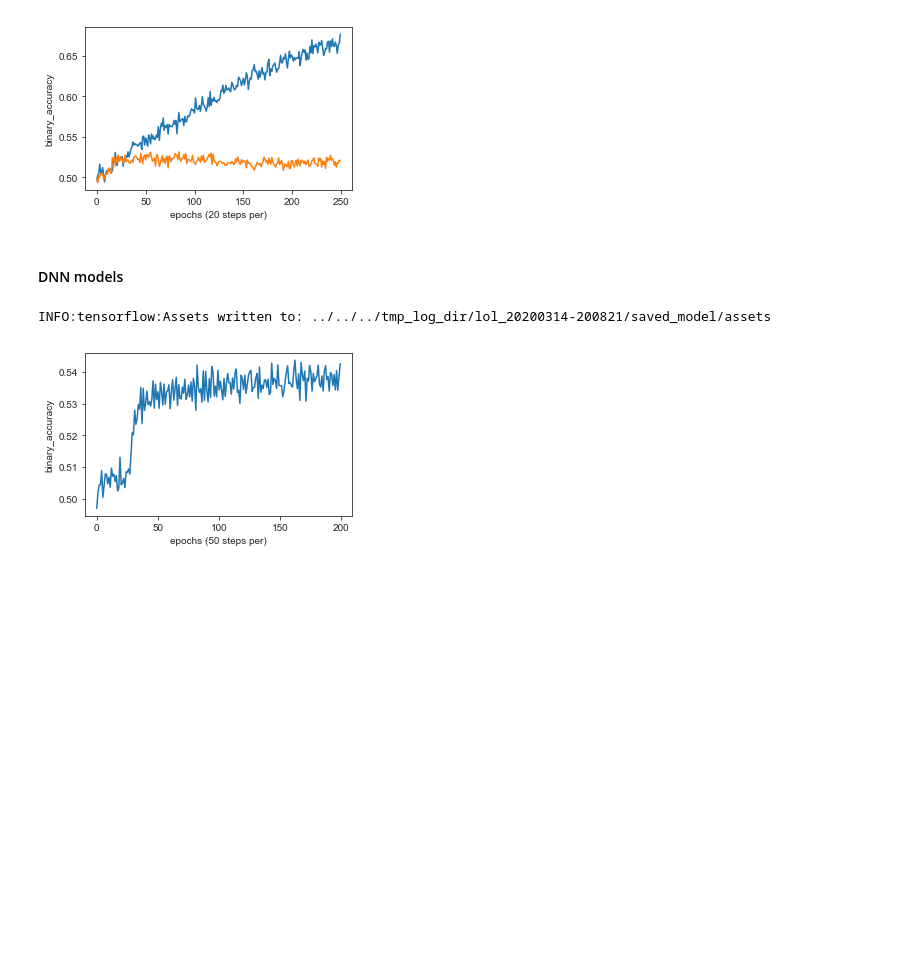
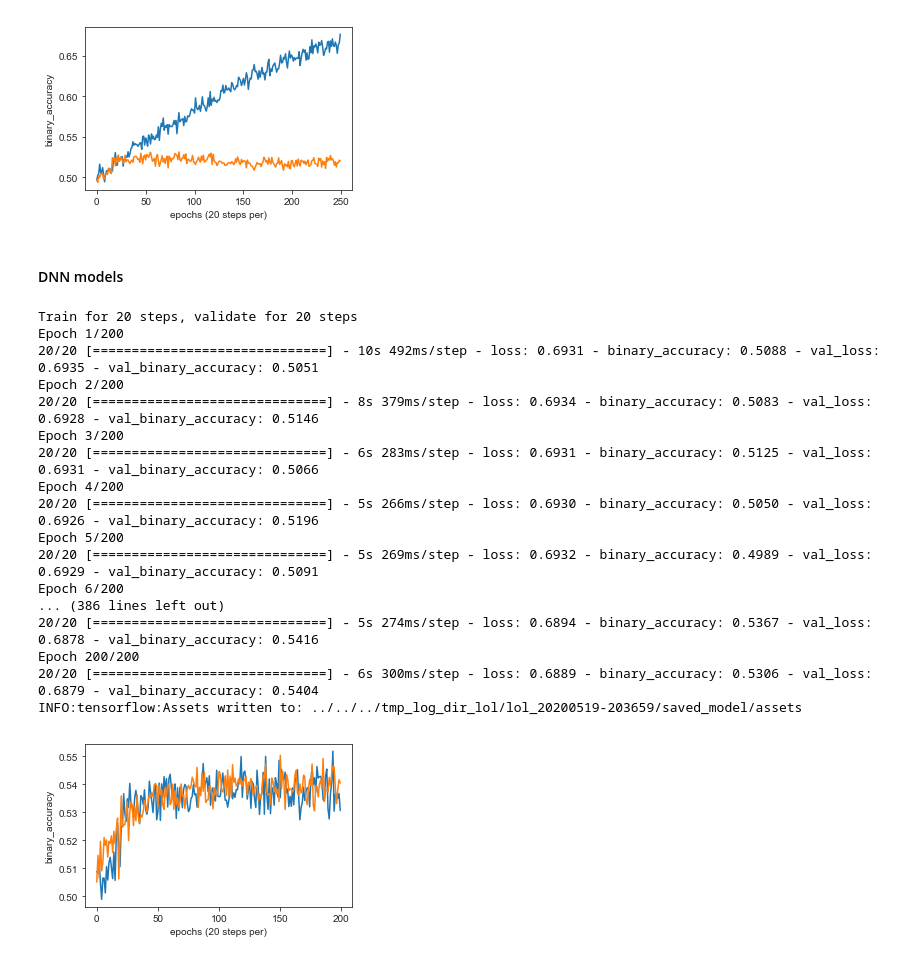
Before and after one commit to JoshEZiegler/MLProjects, a Jupyter notebook: VideoGameDrafting/LeagueOfLegendsProject/LOL_dota2_compat_extra_info_MachineLearning_keras_TF2.ipynb, the cells around one changed output. Cells and saved outputs as stored; diff of their text form; code cells hidden in the pictures; blank space fills up the shorter version.

```diff
--- a/VideoGameDrafting/LeagueOfLegendsProject/LOL_dota2_compat_extra_info_MachineLearning_keras_TF2.ipynb
+++ b/VideoGameDrafting/LeagueOfLegendsProject/LOL_dota2_compat_extra_info_MachineLearning_keras_TF2.ipynb
@@ -894,7 +1104,11 @@ def train_model(optimizer,
         history: A `tf.keras.history` object that has loss and other metrics
     '''
     if model_type=='linear_extra_info':
-        model = define_linear_model_extra_info(vocab_len,embedding_dims)
+        model = define_linear_model_extra_info(vocab_len,
+                                               embedding_dims)
+    elif model_type=='linear_extra_info_singleembed':
+        model = define_linear_model_extra_info_singleembed(vocab_len,
+                                                           embedding_dims)
     elif model_type=='linear_hero_only':
         model = define_linear_model_hero_only(vocab_len,embedding_dims)
     elif model_type=='linear_hero_only_ordermatters':
@@ -903,6 +1117,10 @@ def train_model(optimizer,
         model = define_dnn_model_extra_info(vocab_len,embedding_dims,
                                             hidden_units_heroes,
                                             hidden_units_out)
+    elif model_type=='dnn_extra_info_singleembed':
+        model = define_dnn_model_extra_info_singleembed(vocab_len,
+                                                        embedding_dims,
+                                                        hidden_units_out)
     elif model_type=='dnn_info_tags':
         model = define_dnn_model_info_tags(vocab_len,embedding_dims,
                                             hidden_units_heroes,
@@ -944,7 +1162,7 @@ def train_model(optimizer,
         logdir = os.path.join('log_dir',
                           datetime.now().strftime("%Y%m%d-%H%M%S"))
 
-    tensorboard_callback = tf.keras.callbacks.TensorBoard(log_dir=logdir)
+    tensorboard_callback = tf.keras.callbacks.TensorBoard(log_dir=logdir, profile_batch=0)
     steps_per_epoch=20
 
     history = model.fit(train_ds,
@@ -1165,17 +1383,33 @@ INFO:tensorflow:Assets written to: ../../../tmp_log_dir_lol/lol_20200328-154413/
 # %%
 optimizer = tf.keras.optimizers.Adam(learning_rate=0.001)
 history = train_model(
             optimizer,
             model_type='dnn_hero_only',
             vocab_len=len(champ_vocab),
             embedding_dims=4,#hero
             batch_size=500,
             epochs=200,
             training_path=training_file_novocab,
             validation_path=validation_file_novocab,
             compression_type='GZIP',
-            hidden_units_heroes=[4,4],
-            hidden_units_out=[8,4,4])
+            hidden_units_heroes=[16,16],
+            hidden_units_out=[32,16,16,8,4])
 # %% [output]
-INFO:tensorflow:Assets written to: ../../../tmp_log_dir/lol_20200314-200821/saved_model/assets
+Train for 20 steps, validate for 20 steps
+Epoch 1/200
+20/20 [==============================] - 10s 492ms/step - loss: 0.6931 - binary_accuracy: 0.5088 - val_loss: 0.6935 - val_binary_accuracy: 0.5051
+Epoch 2/200
+20/20 [==============================] - 8s 379ms/step - loss: 0.6934 - binary_accuracy: 0.5083 - val_loss: 0.6928 - val_binary_accuracy: 0.5146
+Epoch 3/200
+20/20 [==============================] - 6s 283ms/step - loss: 0.6931 - binary_accuracy: 0.5125 - val_loss: 0.6931 - val_binary_accuracy: 0.5066
+Epoch 4/200
+20/20 [==============================] - 5s 266ms/step - loss: 0.6930 - binary_accuracy: 0.5050 - val_loss: 0.6926 - val_binary_accuracy: 0.5196
+Epoch 5/200
+20/20 [==============================] - 5s 269ms/step - loss: 0.6932 - binary_accuracy: 0.4989 - val_loss: 0.6929 - val_binary_accuracy: 0.5091
+Epoch 6/200
+... (386 lines left out)
+20/20 [==============================] - 5s 274ms/step - loss: 0.6894 - binary_accuracy: 0.5367 - val_loss: 0.6878 - val_binary_accuracy: 0.5416
+Epoch 200/200
+20/20 [==============================] - 6s 300ms/step - loss: 0.6889 - binary_accuracy: 0.5306 - val_loss: 0.6879 - val_binary_accuracy: 0.5404
+INFO:tensorflow:Assets written to: ../../../tmp_log_dir_lol/lol_20200519-203659/saved_model/assets
-[figure, old version]
+[figure, new version]
```
Also changed, not shown: parts of 6 cells of this notebook.
